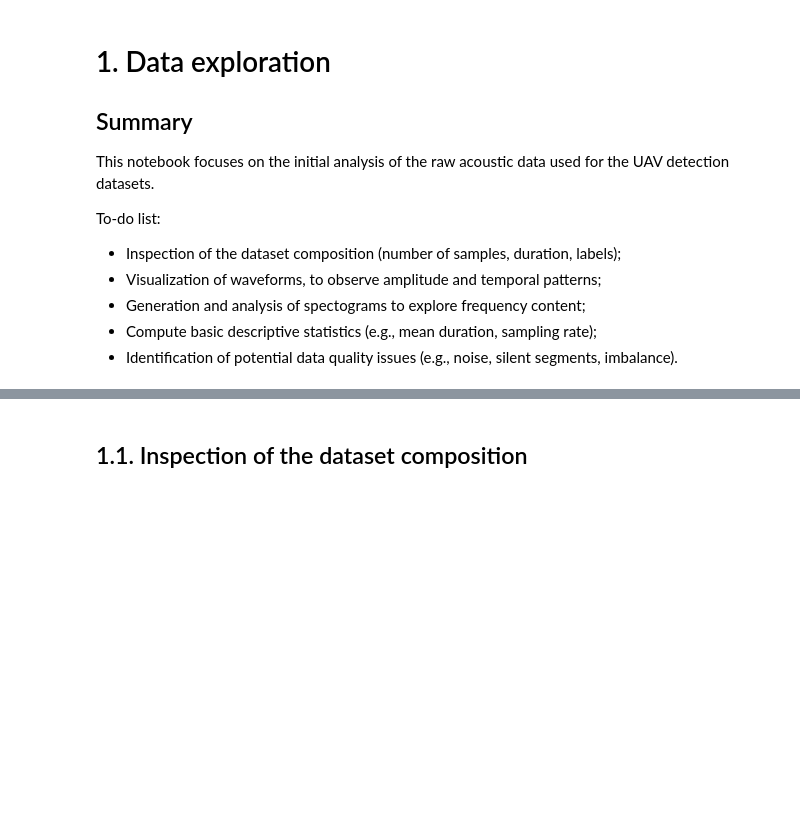
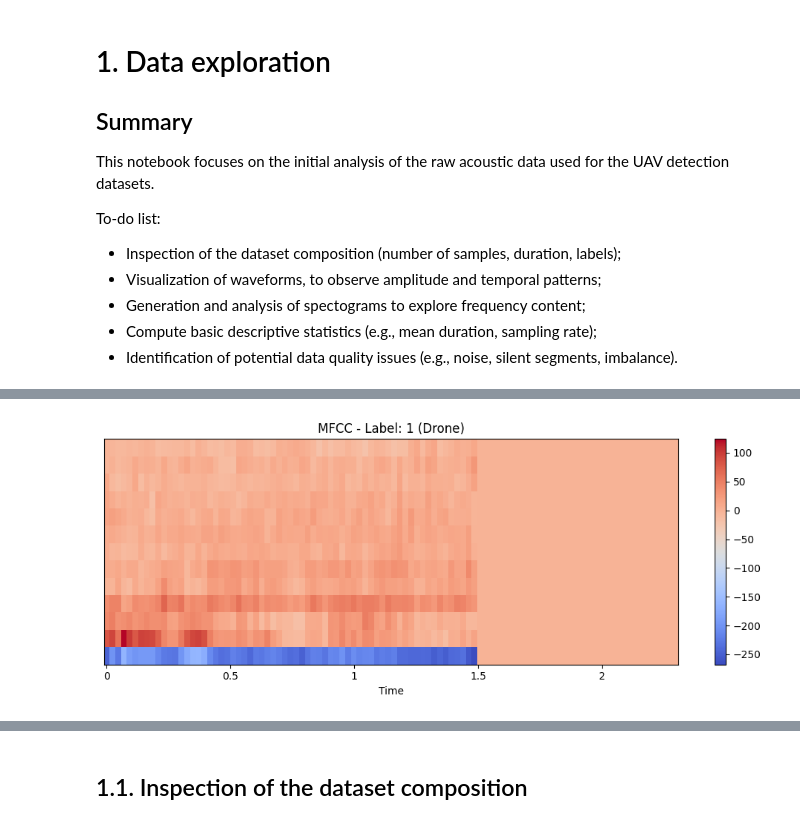
Before and after one commit to ricardofdr/acoustic-uav-detection, a Jupyter notebook: 01_data_exploration.ipynb, the cells around one changed output, grey strips where cells are left out. Cells and saved outputs as stored; diff of their text form; code cells hidden in the pictures; blank space fills up the shorter version.

```diff
--- a/01_data_exploration.ipynb
+++ b/01_data_exploration.ipynb
@@ -12,0 +89,9 @@ To-do list:
+# %%
+plt.figure(figsize=(10, 4))
+librosa.display.specshow(X[y.index(1)], x_axis="time")
+plt.colorbar()
+plt.title('MFCC - Label: 1 (Drone)')
+plt.tight_layout()
+plt.show()
+# %% [output]
+[figure, added]
```
Also changed, not shown: parts of 8 cells of this notebook, 1 other file.
